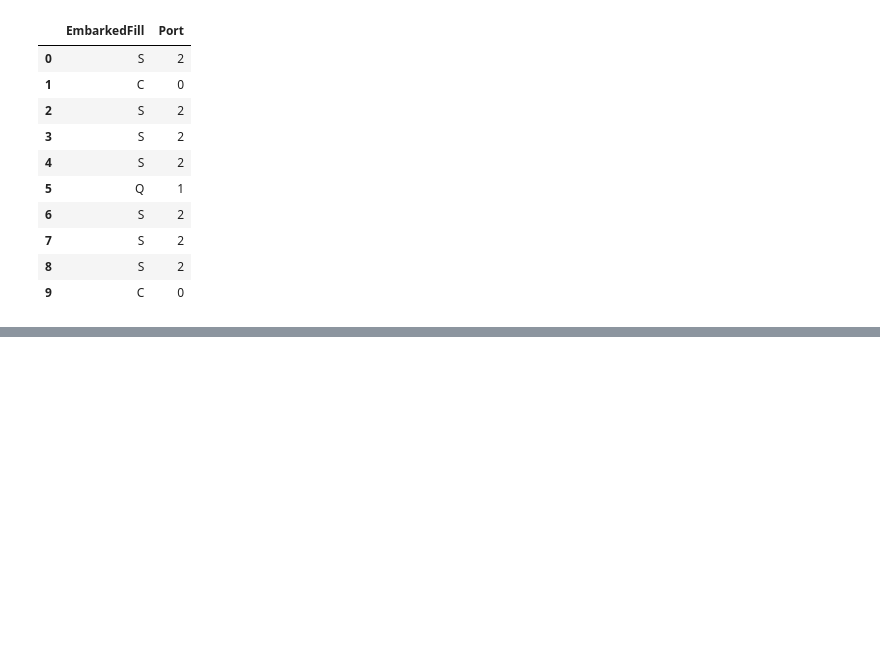
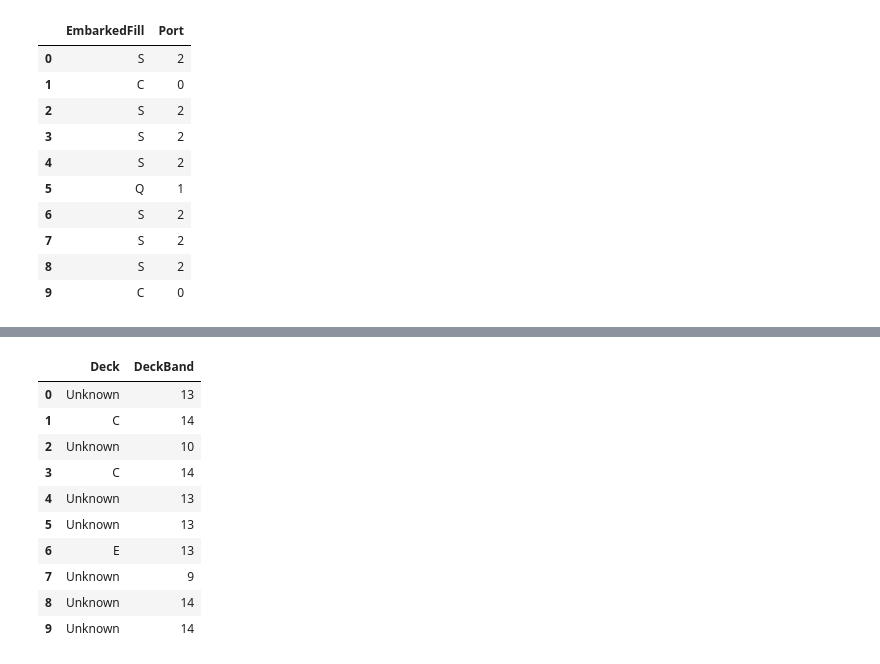
Before and after one commit to sharan-naribole/kaggle-titanic, a Jupyter notebook: Titanic - Ticket Cabin Fare.ipynb, the cells around one changed output, grey strips where cells are left out. Cells and saved outputs as stored; diff of their text form; code cells hidden in the pictures; blank space fills up the shorter version.

```diff
--- a/Titanic - Ticket Cabin Fare.ipynb
+++ b/Titanic - Ticket Cabin Fare.ipynb
@@ -502 +510,20 @@ train_df[['Title', 'TitleBand']].head(10)
+# %%
+Decks = list(enumerate(np.unique(pd.concat([train_df['Deck'],test_df['Deck']],axis=0))))
+Decks_dict = { name : i for i, name in Titles }
+train_df['DeckBand'] = train_df.Title.map( lambda x: Decks_dict[x]).astype(int)
+test_df['DeckBand'] = test_df.Title.map( lambda x: Decks_dict[x]).astype(int)
+
+train_df[['Deck', 'DeckBand']].head(10)
+# %% [output]
+|  | Deck | DeckBand |
+| 0 | Unknown | 13 |
+| 1 | C | 14 |
+| 2 | Unknown | 10 |
+| 3 | C | 14 |
+| 4 | Unknown | 13 |
+| 5 | Unknown | 13 |
+| 6 | E | 13 |
+| 7 | Unknown | 9 |
+| 8 | Unknown | 14 |
+| 9 | Unknown | 14 |
 # %%
```
Also changed, not shown: parts of 27 cells of this notebook.
